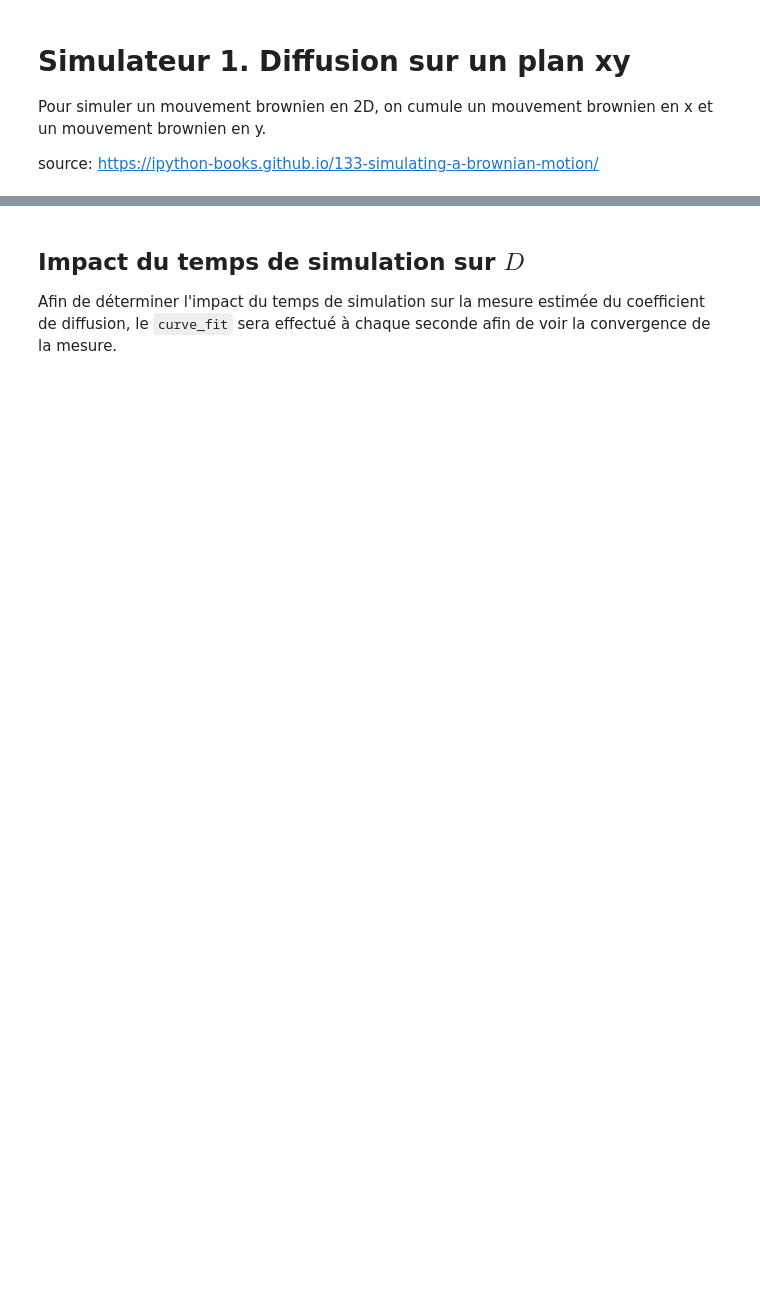
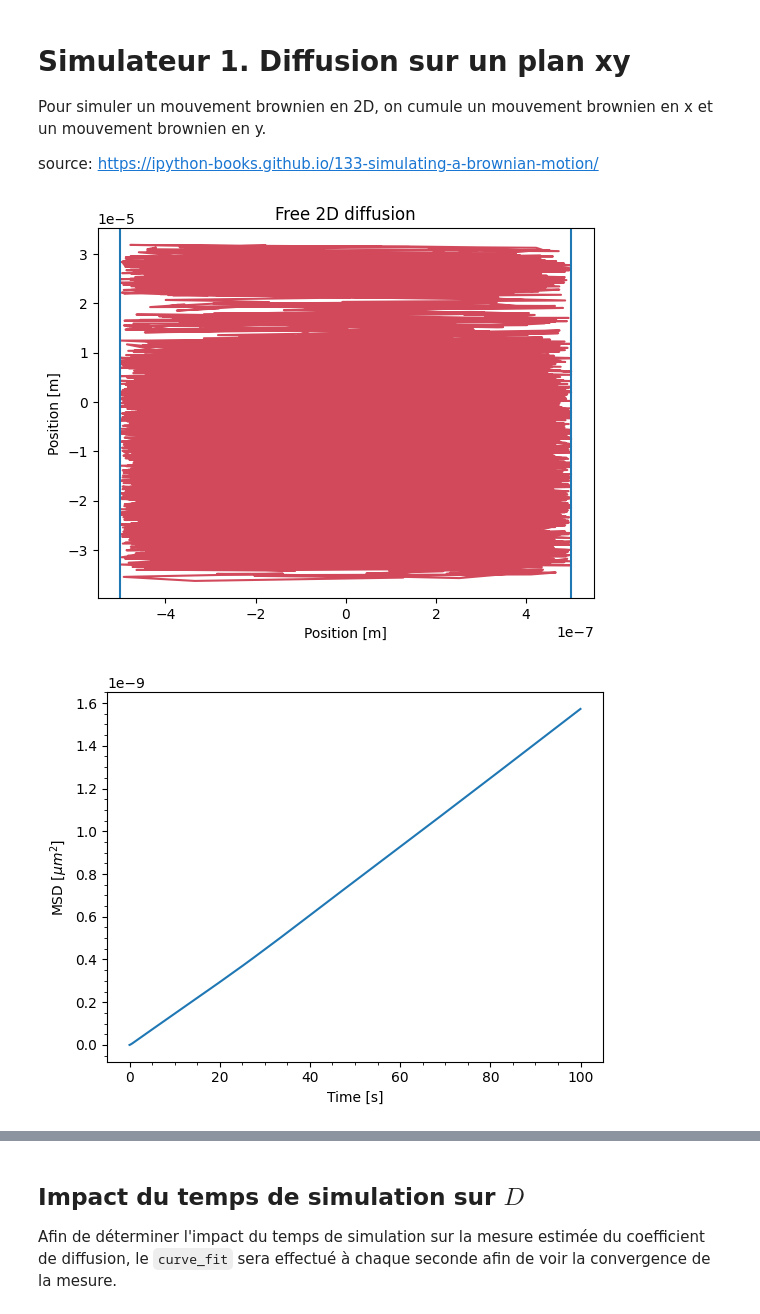
Before and after one commit to AntoineDaigle/dev_ads, a Jupyter notebook: TP2.ipynb, the cells around one changed output, grey strips where cells are left out. Drawn from its saved outputs; the diff is of its cells as text; code cells hidden in the pictures; blank space fills up the shorter version.

Commit message:
test live plot

```diff
--- a/TP2.ipynb
+++ b/TP2.ipynb
@@ -201,32 +204,35 @@ class DiffusionSimulator():
             MSD.append(np.mean(msd))
         return np.cumsum(np.array(MSD))
 # %%
-Simulation = DiffusionSimulator(t=1000, dt=0.01, dx=1, D=1e-9)
+Simulation = DiffusionSimulator(t=100, dt=0.01, dx=1, D=1e-9)
 # Simulation.GenerateMotion()   # Uncomment for og
 Simulation.generation_motion_rectangle(1e-6, 1e-6) # uncomment this for limits
 x,y = Simulation.data
 plt.plot(x,y,color = colors[1])
 plt.title("Free 2D diffusion")
 plt.xlabel("Position [m]")
 plt.ylabel("Position [m]")
 plt.axvline(1e-6/2)
 plt.axvline(-1e-6/2)
 plt.gca().ticklabel_format(style='sci', scilimits=(0, 0))
 plt.show()
 
 time_array = np.linspace(0,Simulation.TotalTime,
                          int(Simulation.TotalTime/Simulation.TimeSteps))
 MSD = Simulation.MeanSquareDisplacement()
 
 # def droite(x, a, b):
 #     return a*x*4 + b
 # popt, pcov = curve_fit(droite, time_array, MSD)
 
 plt.plot(time_array[0:len(MSD)], MSD)
 # plt.plot(time_array, droite(time_array, *popt))
 plt.xlabel("Time [s]")
 plt.ylabel(r"MSD [$\mu m^2$]")
 plt.minorticks_on()
 plt.show()
 
 # print(f"Le coefficient de diffusion est de ({popt[0]} ± {np.diag(pcov)[0]}).")
+# %% [output]
+[figure, added]
+[figure, added]
```
Also changed, not shown: parts of 7 cells of this notebook, 1 other file.
